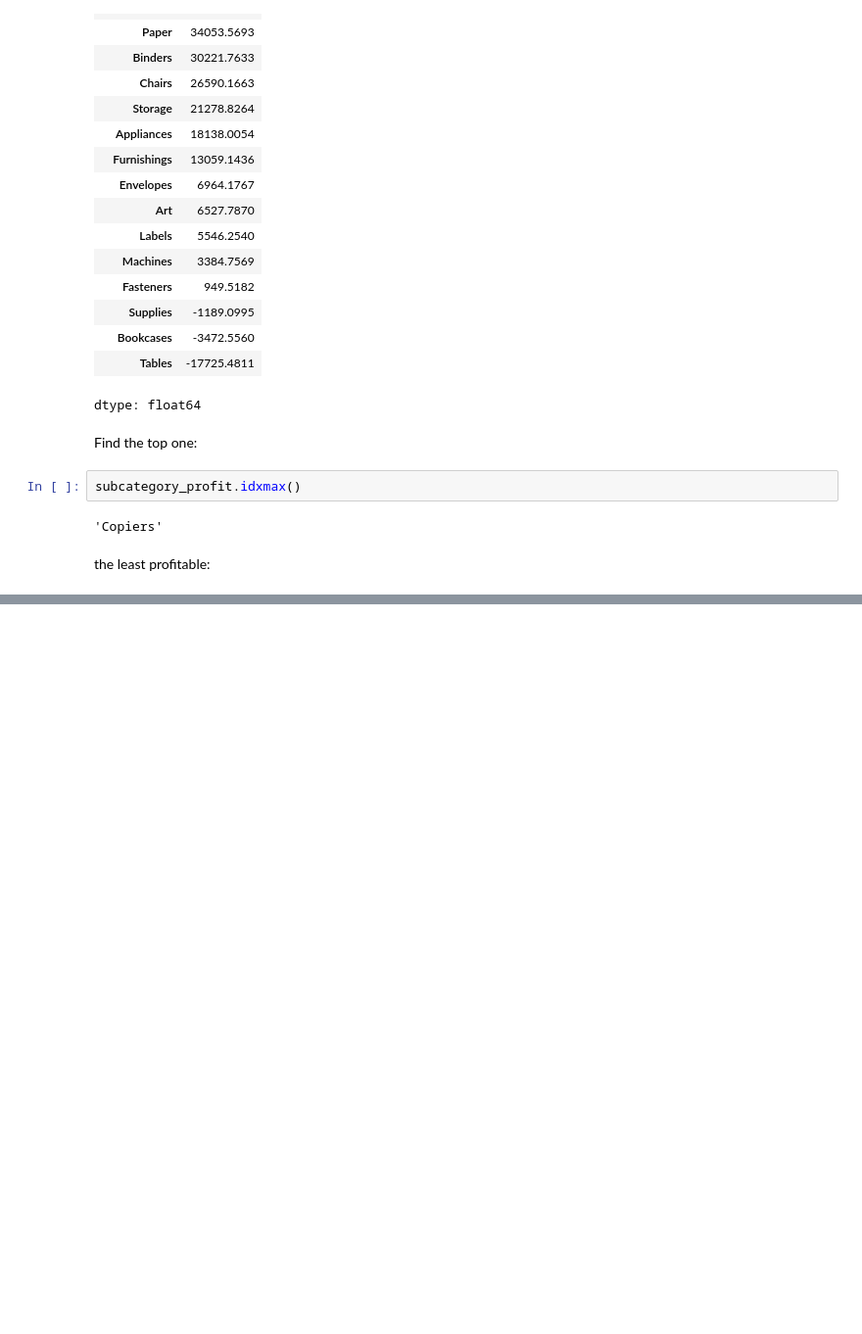
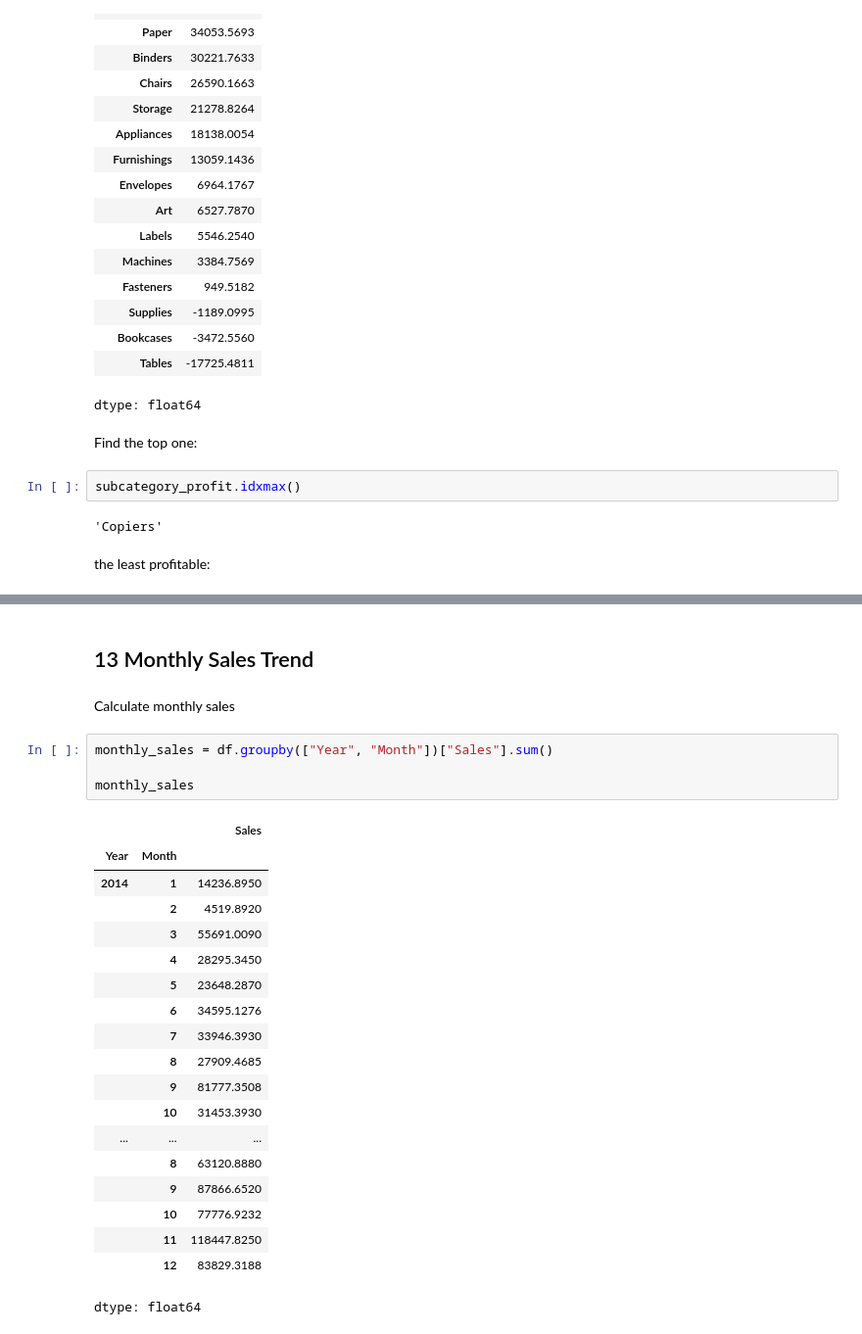
Before and after one commit to mukund1040/Data-Analytics-Projects, a Jupyter notebook: 02-Sales-Data-Analysis/Sales_Data_Analysis.ipynb, the cells around one changed output, grey strips where cells are left out. Shown at 98% size. Saved outputs shown, nothing was run; the diff lists cells and outputs as text; blank space fills up the shorter version.

```diff
--- a/02-Sales-Data-Analysis/Sales_Data_Analysis.ipynb
+++ b/02-Sales-Data-Analysis/Sales_Data_Analysis.ipynb
@@ -476,0 +477,28 @@ NameError: name 'subcategory_profit' is not defined
+# %% [markdown]
+## 13 Monthly Sales Trend
+# %% [markdown]
+Calculate monthly sales
+# %%
+monthly_sales = df.groupby(["Year", "Month"])["Sales"].sum()
+
+monthly_sales
+# %% [output]
+|  |  | Sales |
+| Year | Month |  |
+| 2014 | 1 | 14236.8950 |
+|  | 2 | 4519.8920 |
+|  | 3 | 55691.0090 |
+|  | 4 | 28295.3450 |
+|  | 5 | 23648.2870 |
+|  | 6 | 34595.1276 |
+|  | 7 | 33946.3930 |
+|  | 8 | 27909.4685 |
+|  | 9 | 81777.3508 |
+|  | 10 | 31453.3930 |
+| ... | ... | ... |
+|  | 8 | 63120.8880 |
+|  | 9 | 87866.6520 |
+|  | 10 | 77776.9232 |
+|  | 11 | 118447.8250 |
+|  | 12 | 83829.3188 |
+dtype: float64
```
Also changed, not shown: parts of 16 cells of this notebook.
